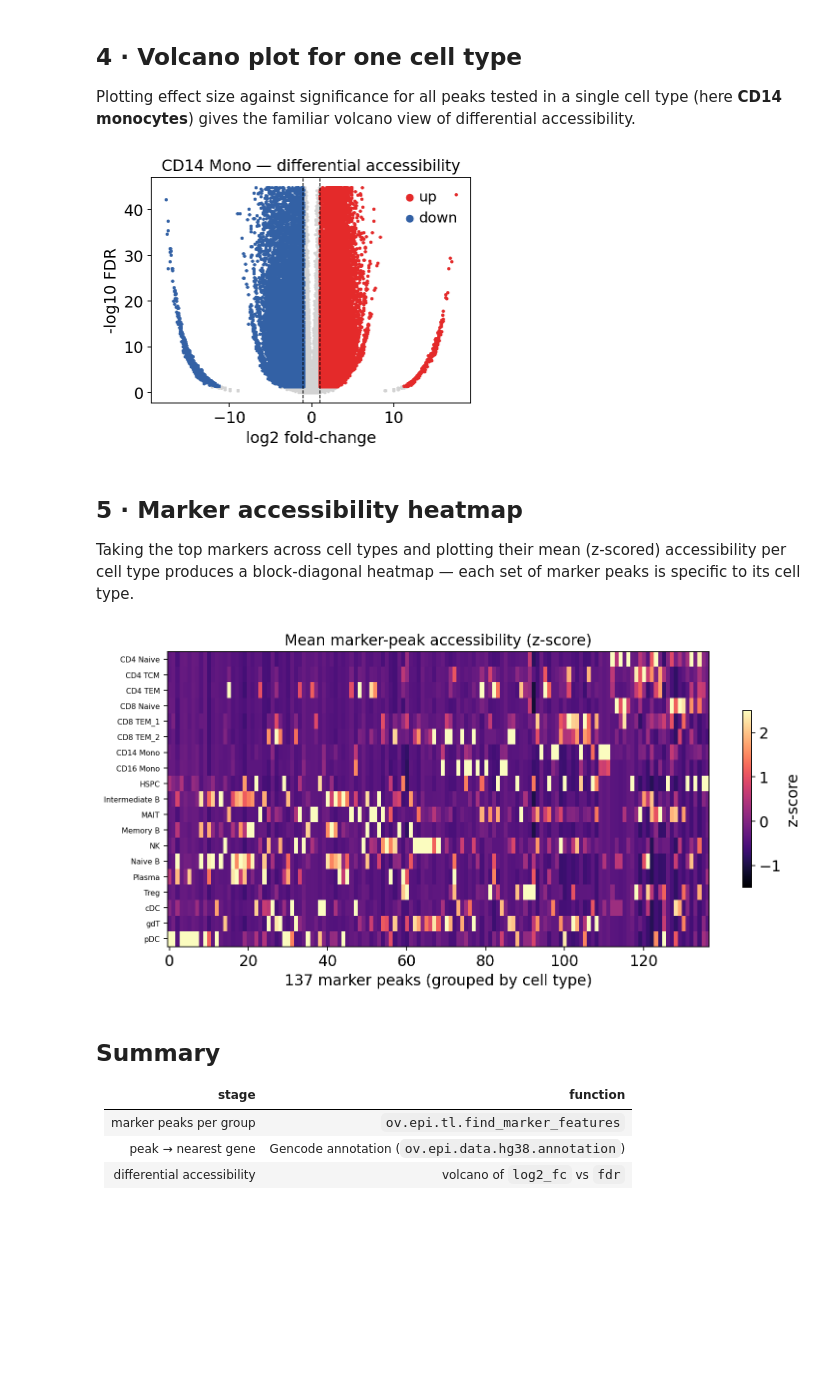
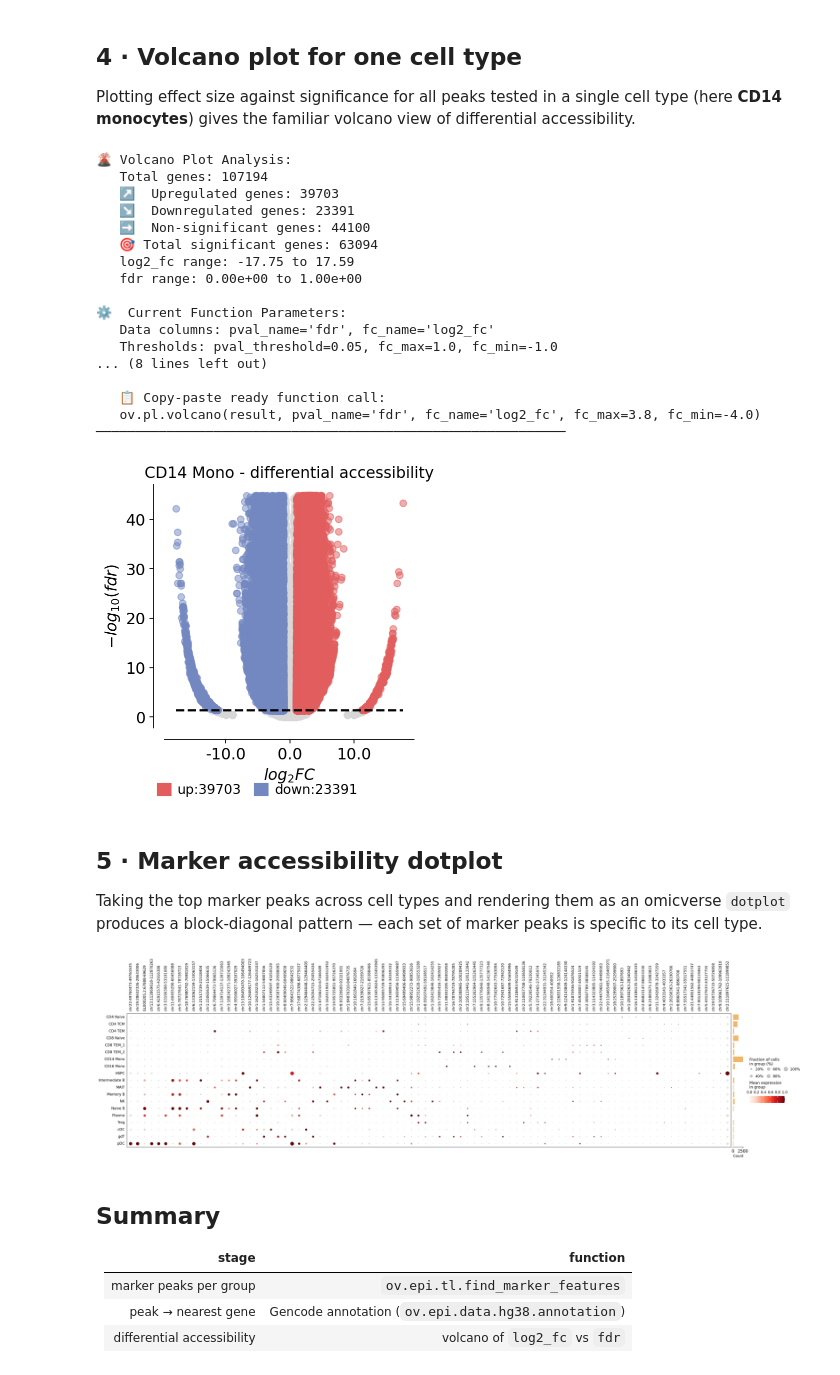
Before and after one commit to Starlitnightly/omicverse-tutorials, a Jupyter notebook: docs/Tutorials-epigenetics/t_epi_05_marker_peaks.ipynb, the cells around one changed output. Saved outputs shown, nothing was run; the diff lists cells and outputs as text; code cells hidden in the pictures; blank space fills up the shorter version.

```diff
--- a/docs/Tutorials-epigenetics/t_epi_05_marker_peaks.ipynb
+++ b/docs/Tutorials-epigenetics/t_epi_05_marker_peaks.ipynb
@@ -183,53 +183,49 @@ top[top['group'].isin(['CD14 Mono', 'Naive B', 'NK'])][
 Plotting effect size against significance for all peaks tested in a single cell type (here
 **CD14 monocytes**) gives the familiar volcano view of differential accessibility.
 # %%
+# Differential accessibility for one cell type as an omicverse volcano plot.
 ct = 'CD14 Mono'
-sub = markers[markers['group'] == ct].copy()
-sub['neglog10_fdr'] = -np.log10(sub['fdr'].clip(lower=1e-300))
-up = (sub['fdr'] < 0.05) & (sub['log2_fc'] > 1)
-dn = (sub['fdr'] < 0.05) & (sub['log2_fc'] < -1)
-
-fig, ax = plt.subplots(figsize=(5, 4))
-ax.scatter(sub['log2_fc'], sub['neglog10_fdr'], s=3, c='lightgray')
-ax.scatter(sub.loc[up, 'log2_fc'], sub.loc[up, 'neglog10_fdr'], s=4, c='#E42A2A', label='up')
-ax.scatter(sub.loc[dn, 'log2_fc'], sub.loc[dn, 'neglog10_fdr'], s=4, c='#3361A5', label='down')
-ax.axvline(1, ls='--', lw=.8, c='k'); ax.axvline(-1, ls='--', lw=.8, c='k')
-ax.set_xlabel('log2 fold-change'); ax.set_ylabel('-log10 FDR')
-ax.set_title(f'{ct} — differential accessibility'); ax.legend(markerscale=3, frameon=False)
-plt.tight_layout(); plt.show()
+res = markers[markers['group'] == ct].copy()
+res = res.set_index('feature')
+res['sig'] = np.where((res['fdr'] < 0.05) & (res['log2_fc'] > 1), 'up',
+              np.where((res['fdr'] < 0.05) & (res['log2_fc'] < -1), 'down', 'normal'))
+ov.pl.volcano(res, pval_name='fdr', fc_name='log2_fc', pval_threshold=0.05,
+              fc_max=1.0, fc_min=-1.0, plot_genes_num=8,
+              title=f'{ct} - differential accessibility')
+plt.show()
 # %% [output]
+🌋 Volcano Plot Analysis:
+   Total genes: 107194
+   ↗️  Upregulated genes: 39703
+   ↘️  Downregulated genes: 23391
+   ➡️  Non-significant genes: 44100
+   🎯 Total significant genes: 63094
+   log2_fc range: -17.75 to 17.59
+   fdr range: 0.00e+00 to 1.00e+00
+
+⚙️  Current Function Parameters:
+   Data columns: pval_name='fdr', fc_name='log2_fc'
+   Thresholds: pval_threshold=0.05, fc_max=1.0, fc_min=-1.0
+... (8 lines left out)
+
+   📋 Copy-paste ready function call:
+   ov.pl.volcano(result, pval_name='fdr', fc_name='log2_fc', fc_max=3.8, fc_min=-4.0)
+────────────────────────────────────────────────────────────
-[figure, old version]
+[figure, new version]
 # %% [markdown]
-## 5 · Marker accessibility heatmap
+## 5 · Marker accessibility dotplot
 
-Taking the top markers across cell types and plotting their mean (z-scored) accessibility per
-cell type produces a block-diagonal heatmap — each set of marker peaks is specific to its
-cell type.
+Taking the top marker peaks across cell types and rendering them as an omicverse `dotplot`
+produces a block-diagonal pattern — each set of marker peaks is specific to its cell type.
 # %%
-from scipy.sparse import issparse
-
-# top 8 markers per cell type
-topn = (sig.sort_values('log2_fc', ascending=False).groupby('group').head(8))
+# Top marker peaks per cell type as an omicverse dotplot (peaks as features).
+topn = (sig.sort_values('log2_fc', ascending=False).groupby('group').head(5))
 peaks = topn['feature'].unique().tolist()
-peak_idx = [atac.var_names.get_loc(p) for p in peaks]
-
-X = atac.X[:, peak_idx]
-X = X.toarray() if issparse(X) else np.asarray(X)
-X = np.log1p(X)
-df = pd.DataFrame(X, columns=peaks)
-df['cell_type'] = atac.obs['cell_type'].values
-mean_acc = df.groupby('cell_type').mean()
-z = (mean_acc - mean_acc.mean(0)) / (mean_acc.std(0) + 1e-9)
-
-fig, ax = plt.subplots(figsize=(10, 5))
-im = ax.imshow(z.values, aspect='auto', cmap='magma', vmin=-1.5, vmax=2.5)
-ax.set_yticks(range(z.shape[0])); ax.set_yticklabels(z.index, fontsize=7)
-ax.set_xlabel(f'{len(peaks)} marker peaks (grouped by cell type)')
-ax.set_title('Mean marker-peak accessibility (z-score)')
-plt.colorbar(im, ax=ax, label='z-score', shrink=0.6)
-plt.tight_layout(); plt.show()
+ov.pl.dotplot(atac, var_names=peaks, groupby='cell_type', use_raw=False,
+              standard_scale='var', show=False)
+plt.show()
 # %% [output]
-[figure, old version]
+[figure, new version]
 # %% [markdown]
 ## Summary
 
```
Also changed, not shown: 4 other files.
